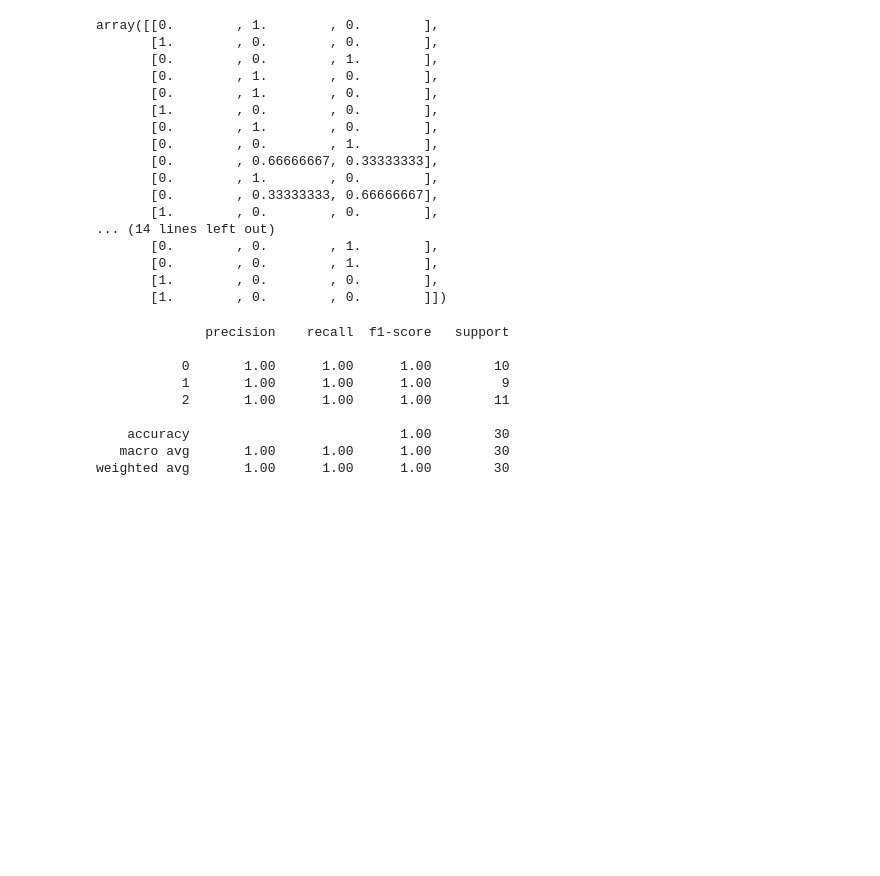
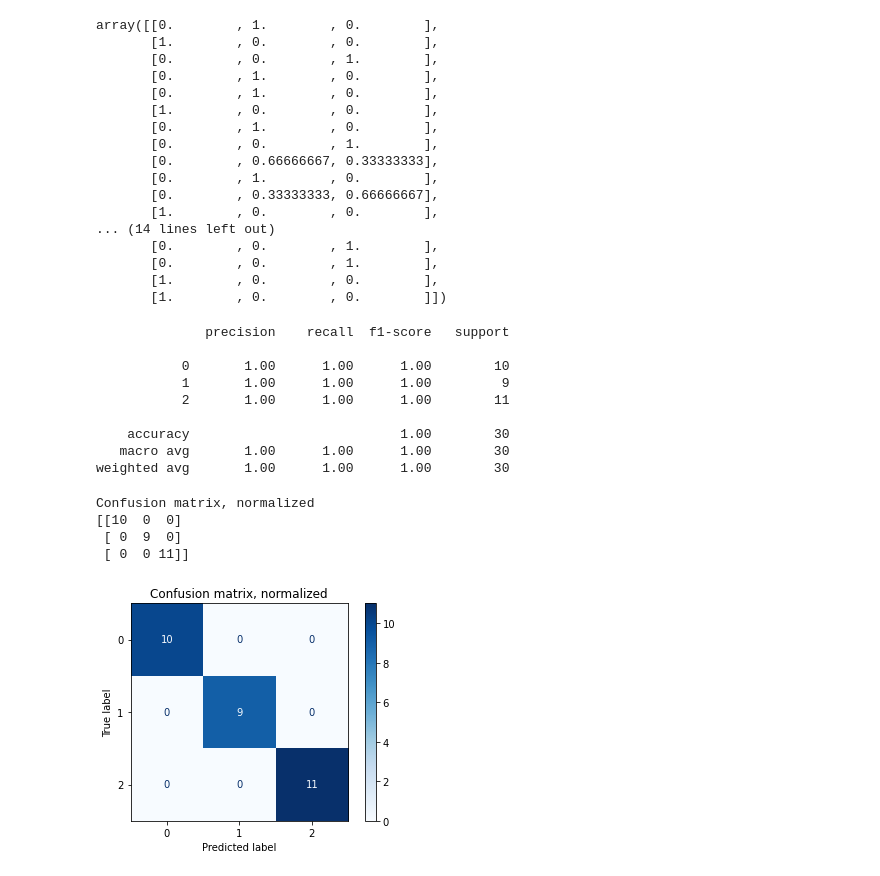
Before and after one commit to AkiaBurnett/Machine-Learning-Algorithms, a Jupyter notebook: knn-model.ipynb, the cells around one changed output. Drawn from its saved outputs; the diff is of its cells as text; code cells hidden in the pictures; blank space fills up the shorter version.

```diff
--- a/knn-model.ipynb
+++ b/knn-model.ipynb
@@ -145,3 +148,22 @@ print(metrics.classification_report(cl_result, y_test)) #comparing the output vs
     accuracy                           1.00        30
    macro avg       1.00      1.00      1.00        30
 weighted avg       1.00      1.00      1.00        30
+# %%
+#plot confusion matrix
+from sklearn.metrics import plot_confusion_matrix
+
+title_options= [("Confusion matrix, normalized", None)]
+
+for title, normalize in title_options:
+    disp= plot_confusion_matrix(knn_cl, x_test, y_test, cmap=plt.cm.Blues, normalize= normalize)
+    disp.ax_.set_title(title)
+
+    print(title)
+    print(disp.confusion_matrix)
+plt.show()
+# %% [output]
+Confusion matrix, normalized
+[[10  0  0]
+ [ 0  9  0]
+ [ 0  0 11]]
+[figure, added]
```
Also changed, not shown: parts of 3 cells of this notebook.
